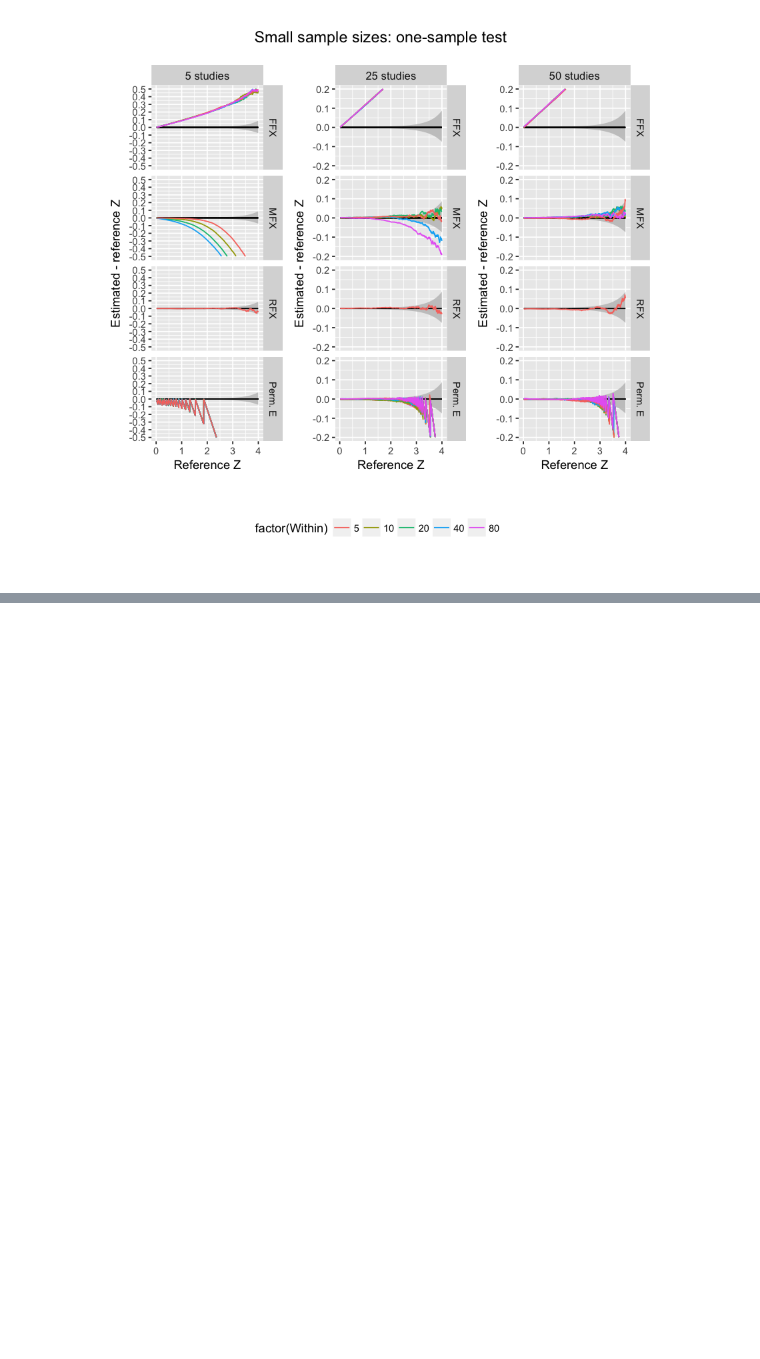
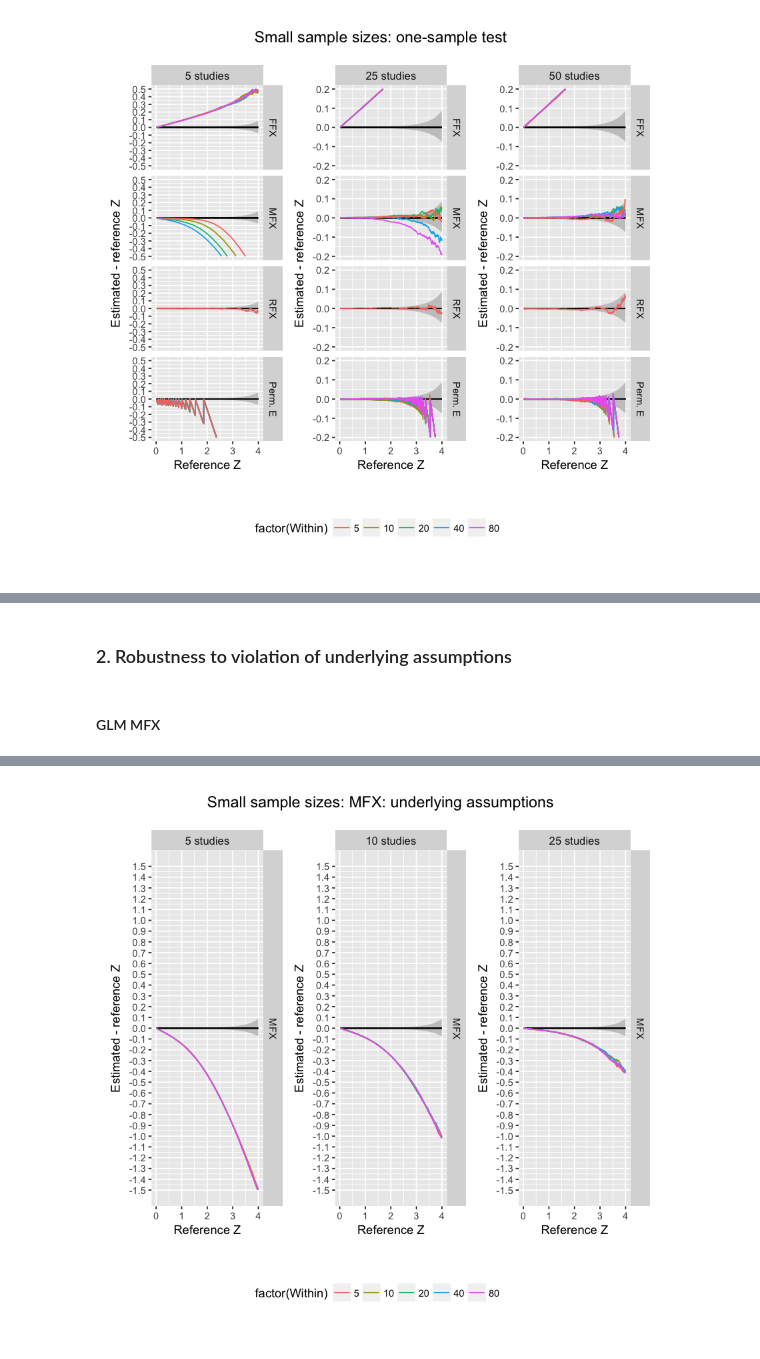
Before and after one commit to cmaumet/zmeta, a Jupyter notebook: Scripts/simulations/lib/plot_simulations.ipynb, the cells around one changed output, grey strips where cells are left out. Saved outputs shown, nothing was run; the diff lists cells and outputs as text; code cells hidden in the pictures; blank space fills up the shorter version.

```diff
--- a/Scripts/simulations/lib/plot_simulations.ipynb
+++ b/Scripts/simulations/lib/plot_simulations.ipynb
@@ -176,0 +175,16 @@ Warning message:
+# %% [markdown]
+### 2. Robustness to violation of underlying assumptions
+# %% [markdown]
+#### GLM MFX
+# %%
+con_data_MFX_assump <- rbind(subset(con_data_1,
+    ((methods %in% c("megaMFX") & Between!=1)
+    ) & unitMism=="nominal"),subset(con_data_2,
+    ((methods %in% c("megaMFX") & Between!=1)
+    ) & unitMism=="nominal"))
+# %%
+plot_sample_sizes(
+    subset(con_data_MFX_assump,
+           expectedz<4),
+    title='MFX: underlying assumptions', lim=1.5)
+# %% [output]
@@ -176,0 +194 @@ Warning message:
+[figure, added]
```
Also changed, not shown: parts of 8 cells of this notebook, 4 other files.
